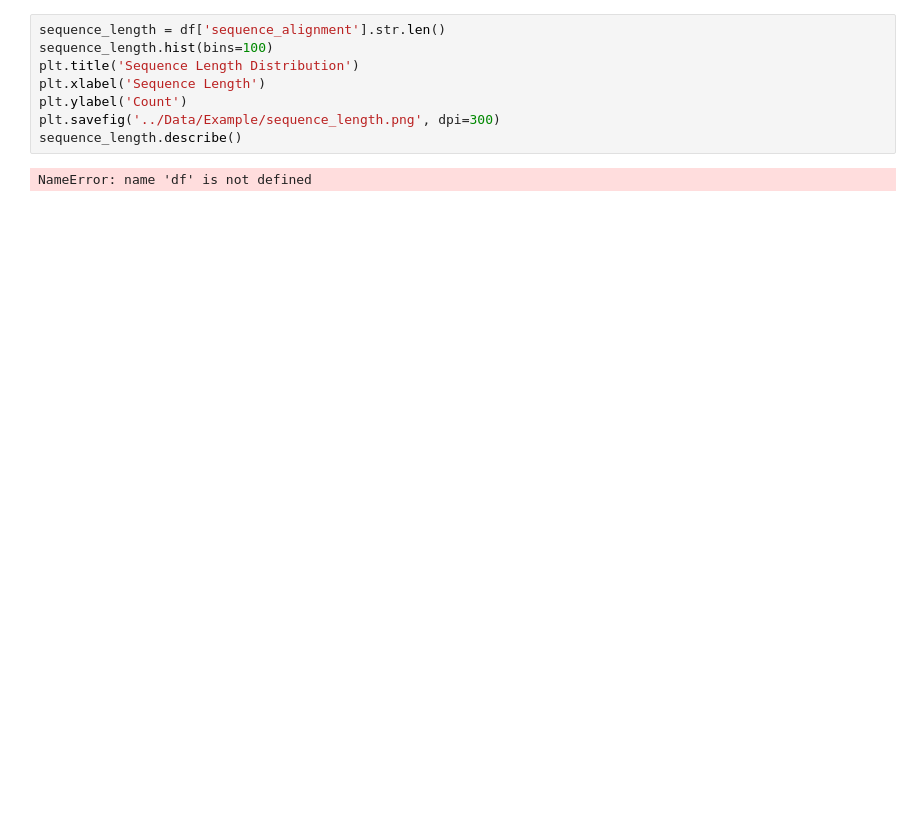
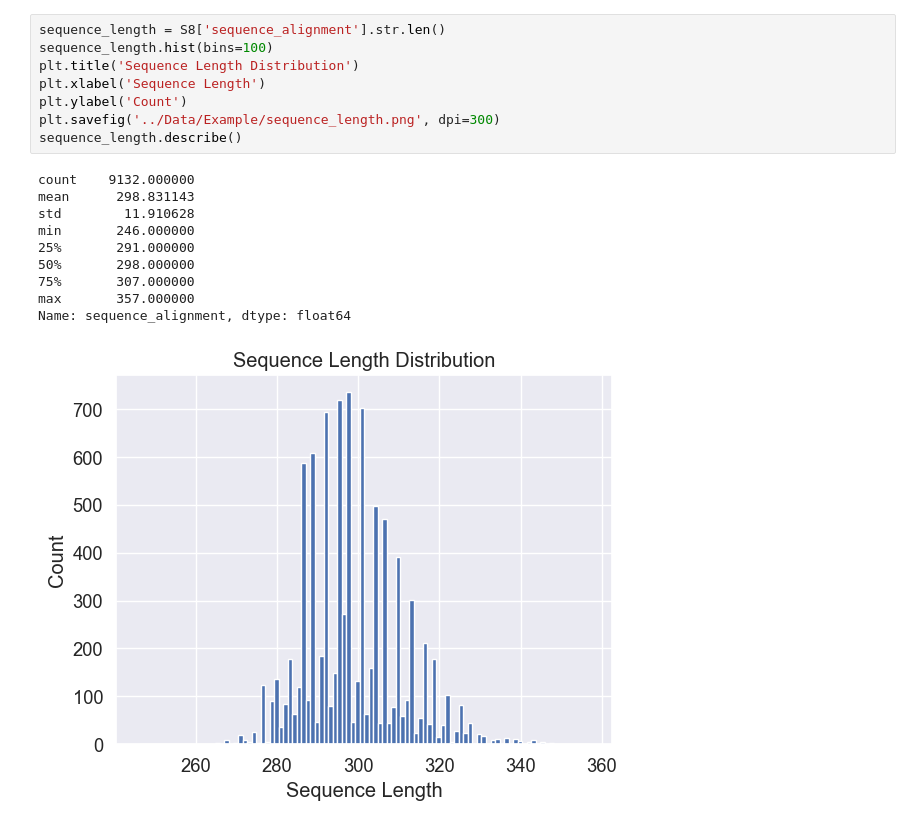
Before and after one commit to DaeheonKwon/Grad_proj, a Jupyter notebook: playground.ipynb, the cells around one changed output. Cells and saved outputs as stored; diff of their text form; blank space fills up the shorter version.

```diff
--- a/playground.ipynb
+++ b/playground.ipynb
@@ -303,11 +215,20 @@ NameError: name 'v_call' is not defined
 # %%
-sequence_length = df['sequence_alignment'].str.len()
+sequence_length = S8['sequence_alignment'].str.len()
 sequence_length.hist(bins=100)
 plt.title('Sequence Length Distribution')
 plt.xlabel('Sequence Length')
 plt.ylabel('Count')
 plt.savefig('../Data/Example/sequence_length.png', dpi=300)
 sequence_length.describe()
 # %% [output]
-NameError: name 'df' is not defined
+count    9132.000000
+mean      298.831143
+std        11.910628
+min       246.000000
+25%       291.000000
+50%       298.000000
+75%       307.000000
+max       357.000000
+Name: sequence_alignment, dtype: float64
+[figure, added]
 # %%
```
Also changed, not shown: parts of 30 cells of this notebook, 5 other files.
